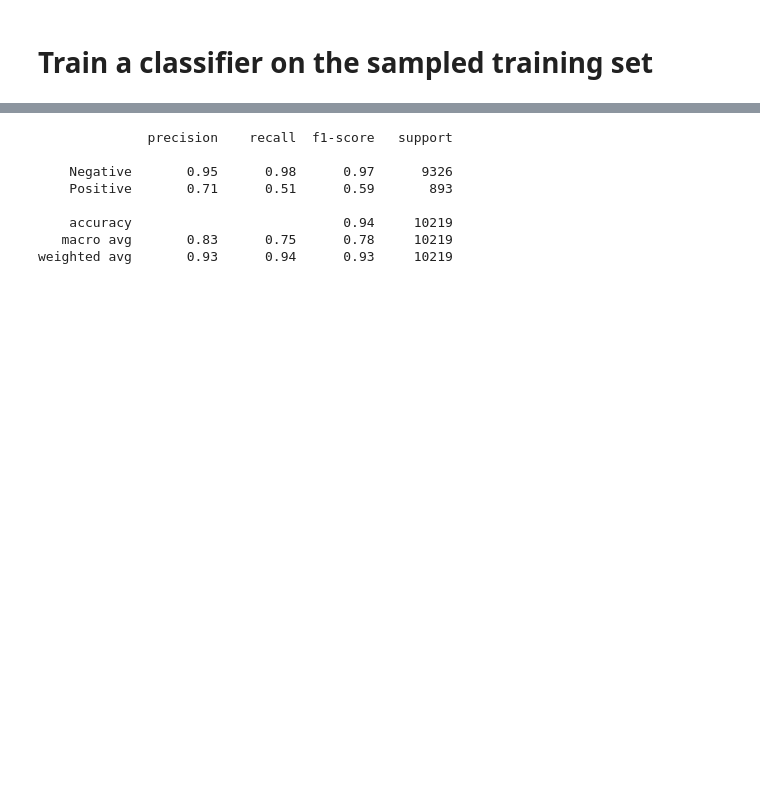
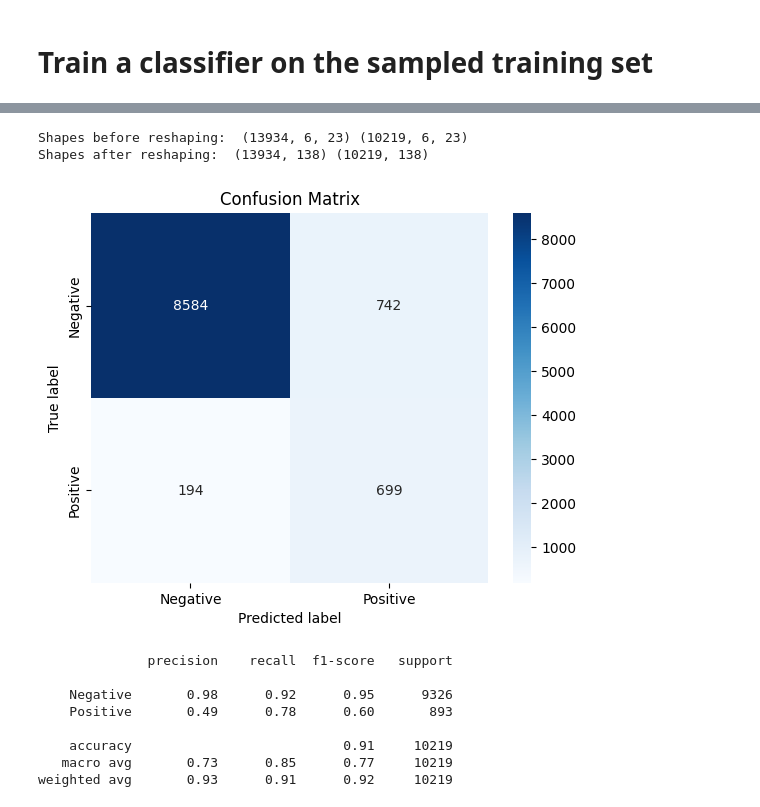
Before and after one commit to NietoCurcio/atmoseer, a Jupyter notebook: notebooks/imbalanced-learn.ipynb, the cells around one changed output, grey strips where cells are left out. Saved outputs shown, nothing was run; the diff lists cells and outputs as text; code cells hidden in the pictures; blank space fills up the shorter version.

```diff
--- a/notebooks/imbalanced-learn.ipynb
+++ b/notebooks/imbalanced-learn.ipynb
@@ -147,0 +166,33 @@ X_train_sampled.shape, y_train_sampled.shape
+# %%
+def apply_negative_sampling(X_train, y_train):
+    original_shape_X_train = X_train.shape
+
+    X_train = X_train.reshape(len(X_train), -1)
+    y_train[y_train>0] = 1
+
+    ###
+    # Now apply the steps of the negative sampling procedure
+    ###
+
+    # Step 1: Train "pilot" model
+    clf, X_balanced, y_balanced = train_pilot_model(X_train, y_train)
+
+    # Step 2: Score the negative examples with the pilot model
+    y_proba_normalized = score_negative_examples(clf, X_balanced, y_balanced)
+
+    # Step 3: Sample the negative examples proportionally to the scores
+    X_sampled_negative = sample_from_negative_examples(X_balanced, y_balanced, y_proba_normalized)
+
+    positive_examples = X_balanced[y_balanced==1]
+    desired_num_examples = len(positive_examples)
+    X_train_sampled = np.concatenate((positive_examples, X_sampled_negative))
+    y_train_sampled = np.concatenate((np.ones(desired_num_examples), np.zeros(desired_num_examples)))
+    X_train_sampled.shape, y_train_sampled.shape
+
+    X_train_sampled = X_train_sampled.reshape((len(X_train_sampled), original_shape_X_train[1], original_shape_X_train[2]))
+
+    return X_train_sampled, y_train_sampled
+# %%
+X_train_sampled, y_train_sampled = apply_negative_sampling(X_train, y_train)
+
+X_train_sampled.shape, y_train_sampled.shape
@@ -148,10 +205,2 @@ X_train_sampled.shape, y_train_sampled.shape
 # %% [markdown]
 # Train a classifier on the sampled training set
-# %%
-from sklearn.ensemble import GradientBoostingClassifier
-
-# Create a GradientBoostingClassifier object with default hyperparameters
-clf = GradientBoostingClassifier()
-
-# Train the classifier on the training data
-clf.fit(X_train_sampled, y_train_sampled)
@@ -250,18 +207,14 @@ plt.show()
-# %%
-from sklearn.metrics import classification_report
-
-# Build the classification report
-target_names = ['Negative', 'Positive']
-report = classification_report(y_true, y_pred, target_names=target_names)
-
-# Print the classification report
-print(report)
-# %% [output]
-              precision    recall  f1-score   support
-
-    Negative       0.95      0.98      0.97      9326
-    Positive       0.71      0.51      0.59       893
-
-    accuracy                           0.94     10219
-   macro avg       0.83      0.75      0.78     10219
-weighted avg       0.93      0.94      0.93     10219
+# %%
+train_and_test_classifier(X_train_sampled, y_train_sampled, X_test, y_test)
+# %% [output]
+Shapes before reshaping:  (13934, 6, 23) (10219, 6, 23)
+Shapes after reshaping:  (13934, 138) (10219, 138)
+[figure, added]
+              precision    recall  f1-score   support
+
+    Negative       0.98      0.92      0.95      9326
+    Positive       0.49      0.78      0.60       893
+
+    accuracy                           0.91     10219
+   macro avg       0.73      0.85      0.77     10219
+weighted avg       0.93      0.91      0.92     10219
```
Also changed, not shown: parts of 39 cells of this notebook, 7 other files.
